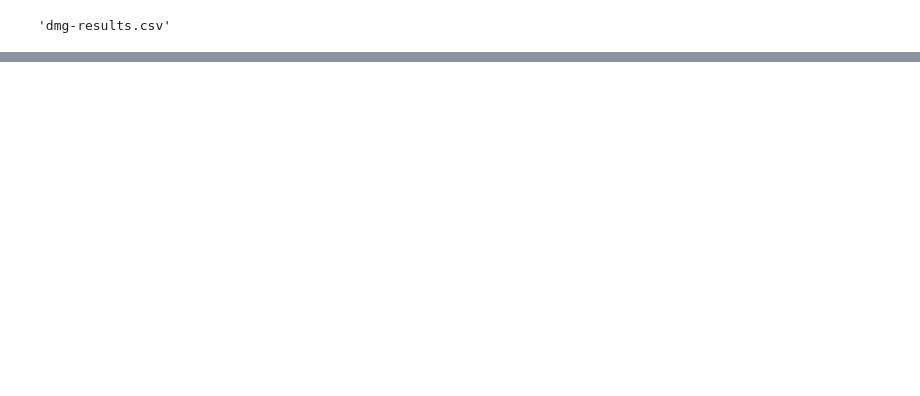
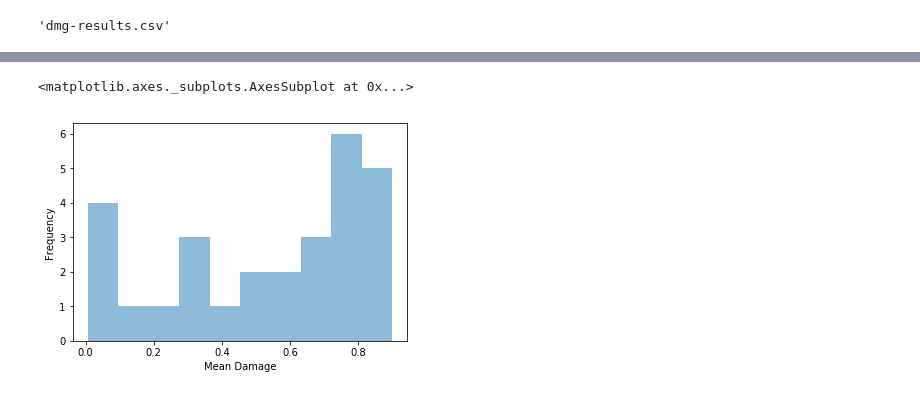
Before and after one commit to IN-CORE/pyincore, a Jupyter notebook: pyincore-demo2.ipynb, the cells around one changed output, grey strips where cells are left out. Saved outputs shown, nothing was run; the diff lists cells and outputs as text; code cells hidden in the pictures; blank space fills up the shorter version.

```diff
--- a/pyincore-demo2.ipynb
+++ b/pyincore-demo2.ipynb
@@ -185,6 +207,6 @@ print(str(end - start)+ " sec")
 # %%
 start = time.time()
-output = bldgDmg.get_damage(buildings.inventory_set, mapping_id, 2, None, 4)
+output = bldgDmg.get_damage(buildings.inventory_set, mapping_id, 2, None, 8)
 end = time.time()
 print(str(end - start)+ " sec")
 # %% [output]
@@ -282,0 +273,2 @@ fragilitysvc.map_fragilities(mapping_id, [buildings.inventory_set[0]], "Non-Retr
+# %%
+df = pd.read_csv(output)
@@ -282,0 +285,11 @@ fragilitysvc.map_fragilities(mapping_id, [buildings.inventory_set[0]], "Non-Retr
+# %%
+# buildings with hazard values
+a =df.loc[df['hazardval'] != 0.0]
+# %%
+# Histogram of mean damages
+axplot = a['meandamage'].plot.hist(alpha=0.5, x="Mean Damage")
+axplot.set_xlabel("Mean Damage")
+axplot
+# %% [output]
+<matplotlib.axes._subplots.AxesSubplot at 0x...>
+[figure, added]
```
Also changed, not shown: parts of 38 cells of this notebook, 6 other files.
